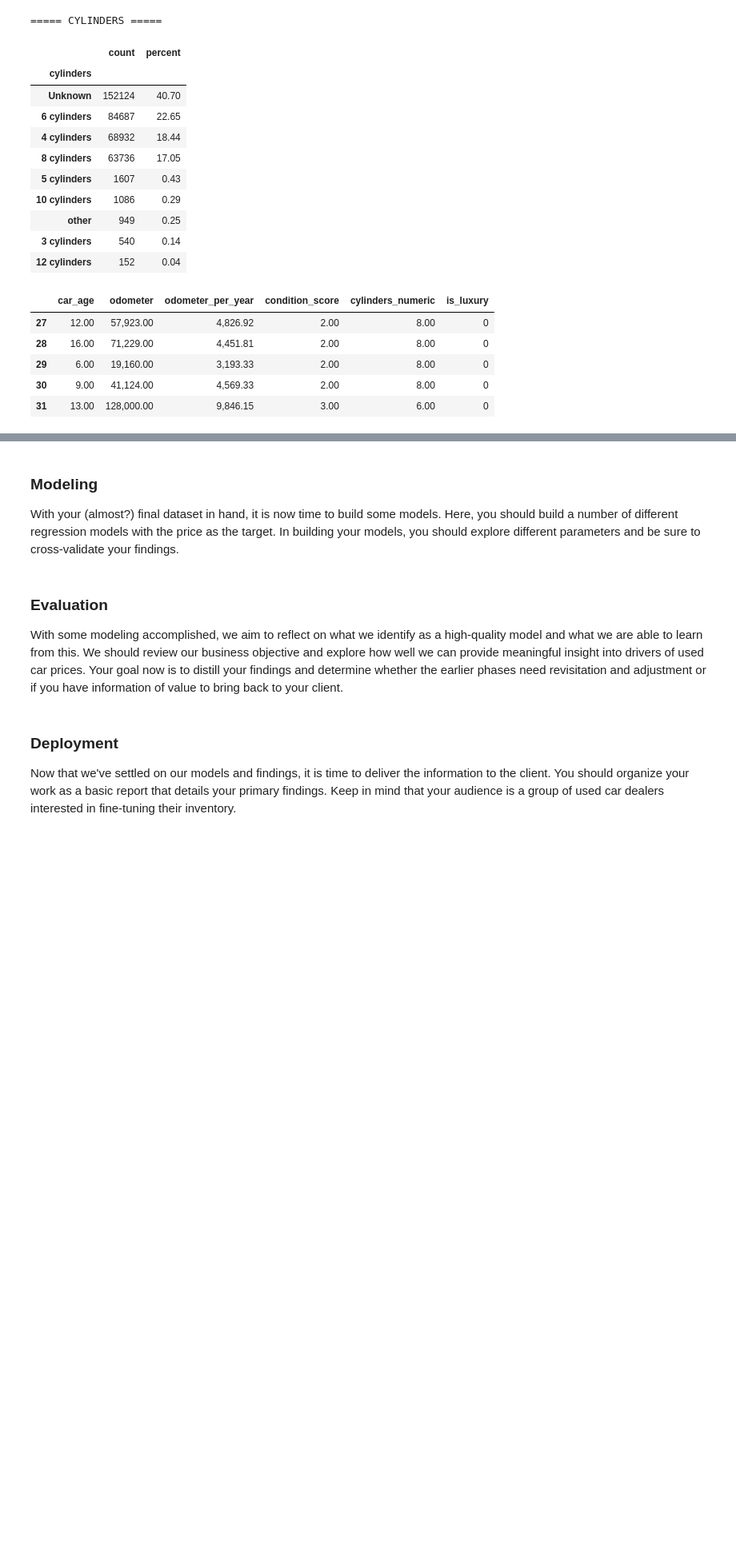
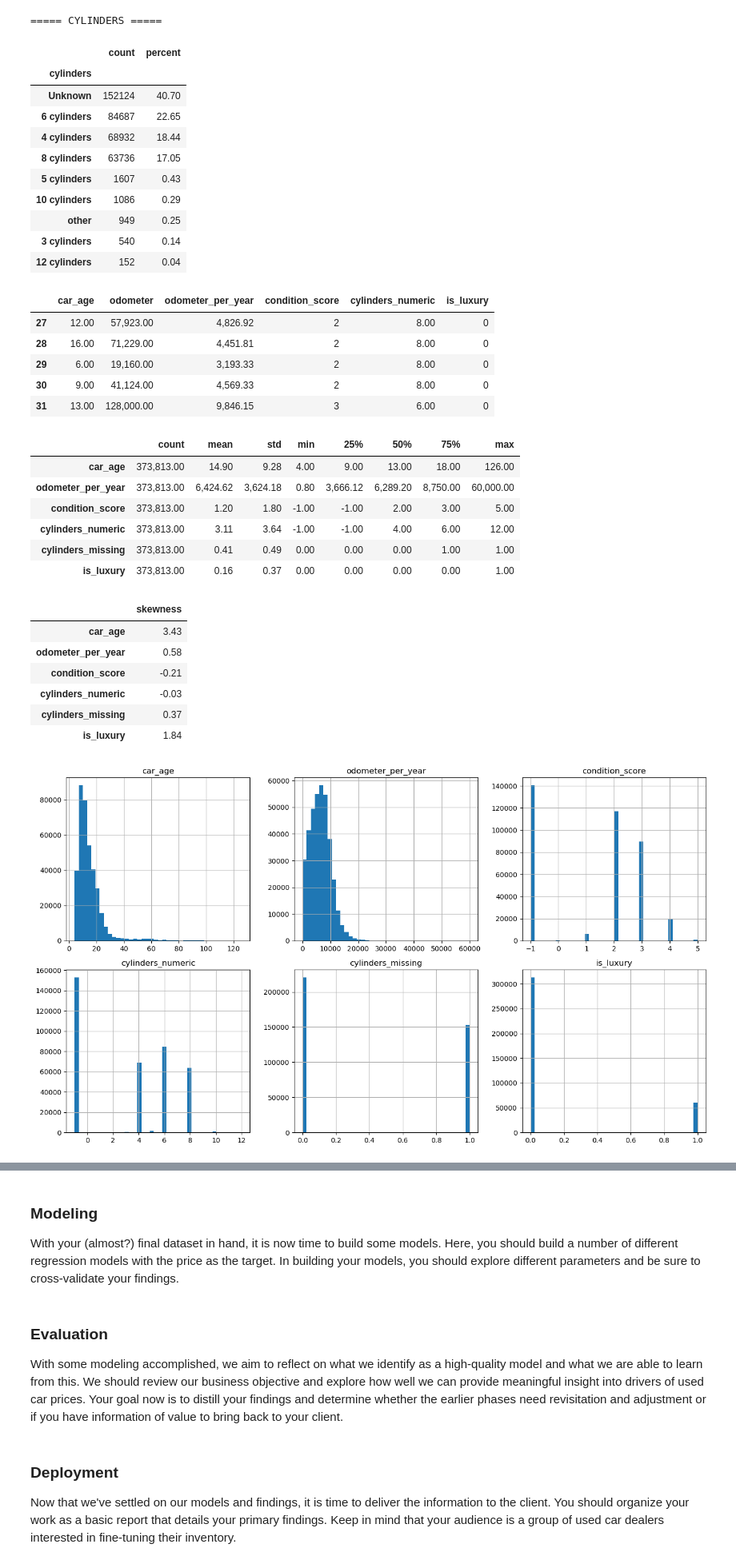
Before and after one commit to RT-Prog/ML_Learn_1, a Jupyter notebook: CarSalesPredictor/prompt_II.ipynb, the cells around one changed output, grey strips where cells are left out. Shown at 80% size. Drawn from its saved outputs; the diff is of its cells as text; code cells hidden in the pictures; blank space fills up the shorter version.

```diff
--- a/CarSalesPredictor/prompt_II.ipynb
+++ b/CarSalesPredictor/prompt_II.ipynb
@@ -380,7 +380,7 @@ condition_map = {
     "excellent": 3,
     "like new": 4,
     "new": 5,
-    "Unknown": -1
+    "unknown": -1
 }
 
 cars["condition_score"] = (
@@ -461,8 +461,56 @@ display(
 )
 # %% [output]
 |  | car_age | odometer | odometer_per_year | condition_score | cylinders_numeric | is_luxury |
-| 27 | 12.00 | 57,923.00 | 4,826.92 | 2.00 | 8.00 | 0 |
-| 28 | 16.00 | 71,229.00 | 4,451.81 | 2.00 | 8.00 | 0 |
-| 29 | 6.00 | 19,160.00 | 3,193.33 | 2.00 | 8.00 | 0 |
-| 30 | 9.00 | 41,124.00 | 4,569.33 | 2.00 | 8.00 | 0 |
-| 31 | 13.00 | 128,000.00 | 9,846.15 | 3.00 | 6.00 | 0 |
+| 27 | 12.00 | 57,923.00 | 4,826.92 | 2 | 8.00 | 0 |
+| 28 | 16.00 | 71,229.00 | 4,451.81 | 2 | 8.00 | 0 |
+| 29 | 6.00 | 19,160.00 | 3,193.33 | 2 | 8.00 | 0 |
+| 30 | 9.00 | 41,124.00 | 4,569.33 | 2 | 8.00 | 0 |
+| 31 | 13.00 | 128,000.00 | 9,846.15 | 3 | 6.00 | 0 |
+# %%
+# Lets review these newly engineered features
+
+engineered_features = [
+    "car_age",
+    "odometer_per_year",
+    "condition_score",
+    "cylinders_numeric",
+    "cylinders_missing",
+    "is_luxury"
+]
+
+#Descriptive Statistics
+
+display(
+    cars[engineered_features]
+    .describe()
+    .T
+)
+
+#check skewness to decide if any further transformation ins needed; and review histogram
+skew_table = pd.DataFrame({
+    "skewness": cars[engineered_features].skew()
+})
+
+display(skew_table)
+cars[engineered_features].hist(
+    figsize=(14, 8),
+    bins=40,
+    layout=(2, 3)
+);
+plt.tight_layout()
+# %% [output]
+|  | count | mean | std | min | 25% | 50% | 75% | max |
+| car_age | 373,813.00 | 14.90 | 9.28 | 4.00 | 9.00 | 13.00 | 18.00 | 126.00 |
+| odometer_per_year | 373,813.00 | 6,424.62 | 3,624.18 | 0.80 | 3,666.12 | 6,289.20 | 8,750.00 | 60,000.00 |
+| condition_score | 373,813.00 | 1.20 | 1.80 | -1.00 | -1.00 | 2.00 | 3.00 | 5.00 |
+| cylinders_numeric | 373,813.00 | 3.11 | 3.64 | -1.00 | -1.00 | 4.00 | 6.00 | 12.00 |
+| cylinders_missing | 373,813.00 | 0.41 | 0.49 | 0.00 | 0.00 | 0.00 | 1.00 | 1.00 |
+| is_luxury | 373,813.00 | 0.16 | 0.37 | 0.00 | 0.00 | 0.00 | 0.00 | 1.00 |
+|  | skewness |
+| car_age | 3.43 |
+| odometer_per_year | 0.58 |
+| condition_score | -0.21 |
+| cylinders_numeric | -0.03 |
+| cylinders_missing | 0.37 |
+| is_luxury | 1.84 |
+[figure, added]
```
Also changed, not shown: parts of 8 cells of this notebook.
